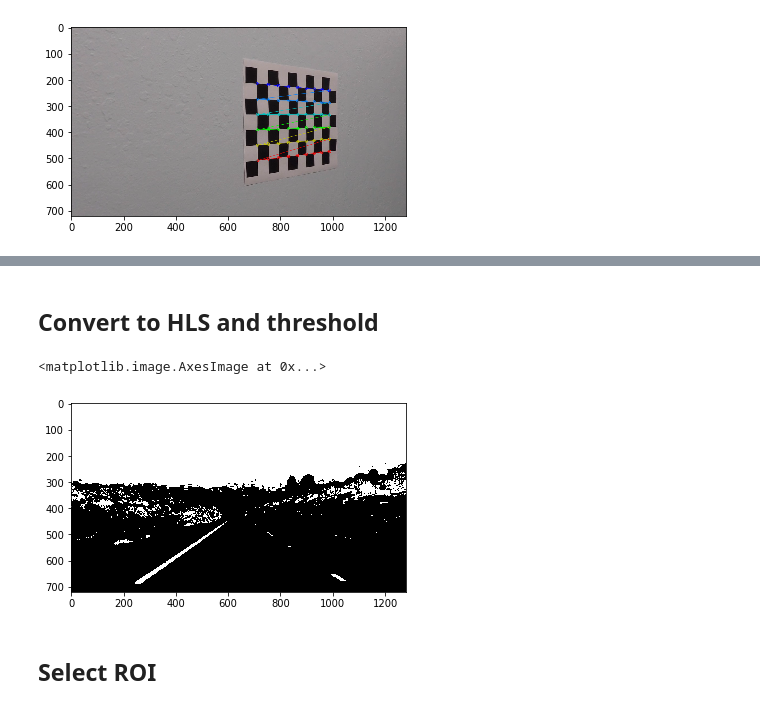
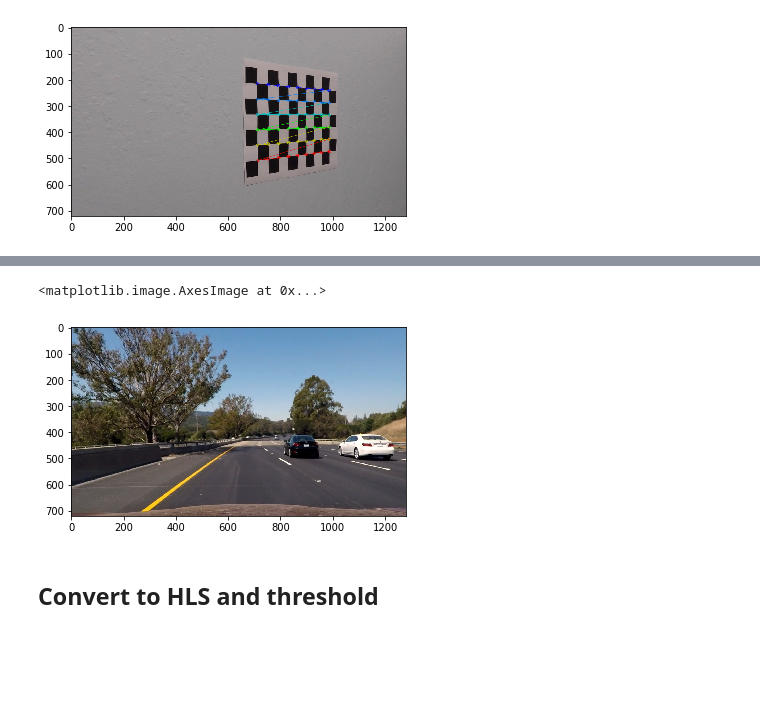
Before and after one commit to jasonashton/CarND-Advanced-Lane-Lines, a Jupyter notebook: lane_lines.ipynb, the cells around one changed output, grey strips where cells are left out. Saved outputs shown, nothing was run; the diff lists cells and outputs as text; code cells hidden in the pictures; blank space fills up the shorter version.

```diff
--- a/lane_lines.ipynb
+++ b/lane_lines.ipynb
@@ -84,20 +84,8 @@ plt.imshow(cv2.cvtColor(lanes, cv2.COLOR_BGR2RGB))
+# %%
+lanes_undistorted = cv2.undistort(lanes, mtx, dist, None, mtx)
+plt.imshow(cv2.cvtColor(lanes_undistorted, cv2.COLOR_BGR2RGB))
+# %% [output]
+<matplotlib.image.AxesImage at 0x...>
+[figure, added]
 # %% [markdown]
 ## Convert to HLS and threshold
-# %%
-# Define a function that thresholds the S-channel of HLS
-def hls_select(img, thresh=(0, 255)):
-    hls = cv2.cvtColor(img, cv2.COLOR_BGR2HLS)
-    s_channel = hls[:,:,2]
-    binary_output = np.zeros_like(s_channel)
-    binary_output[(s_channel > thresh[0]) & (s_channel <= thresh[1])] = 1
-    return binary_output
-
-
-lanes_binary = hls_select(lanes, thresh)
-
-plt.imshow(lanes_bin, 'gray')
-# %% [output]
-<matplotlib.image.AxesImage at 0x...>
-[figure, removed]
-# %% [markdown]
-## Select ROI
```
Also changed, not shown: parts of 14 cells of this notebook.
